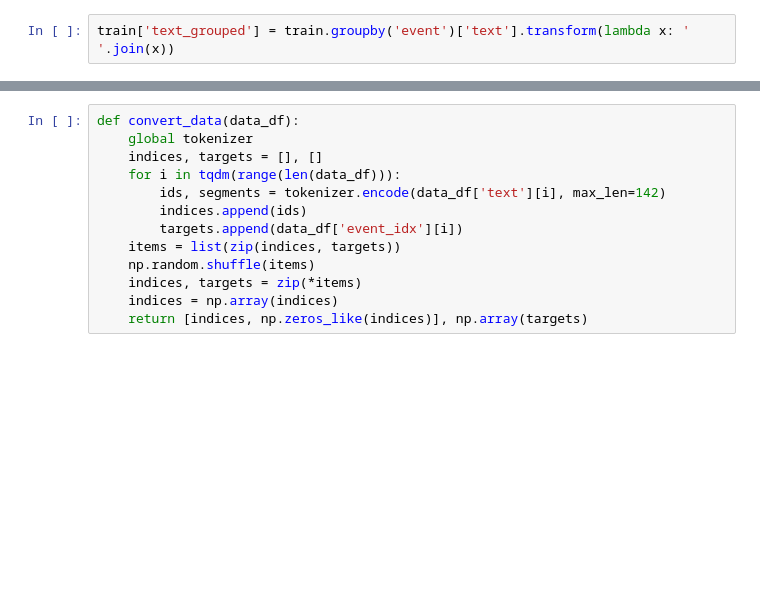
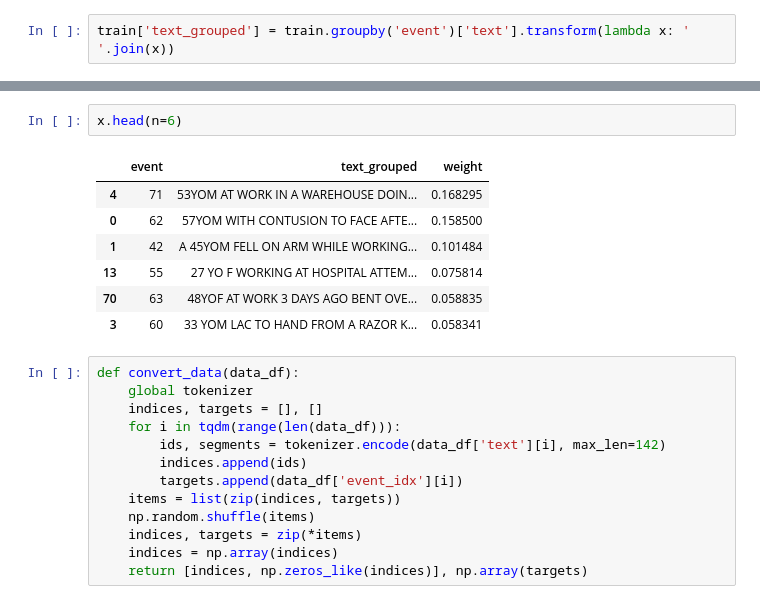
Before and after one commit to acmilannesta/Bert-embedding, a Jupyter notebook: CDC/CDC.ipynb, the cells around one changed output, grey strips where cells are left out. Saved outputs shown, nothing was run; the diff lists cells and outputs as text; blank space fills up the shorter version.

```diff
--- a/CDC/CDC.ipynb
+++ b/CDC/CDC.ipynb
@@ -136,3 +136,13 @@ for seq in range(4):
+# %%
+x.head(n=6)
+# %% [output]
+|  | event | text_grouped | weight |
+| 4 | 71 | 53YOM AT WORK IN A WAREHOUSE DOIN... | 0.168295 |
+| 0 | 62 | 57YOM WITH CONTUSION TO FACE AFTE... | 0.158500 |
+| 1 | 42 | A 45YOM FELL ON ARM WHILE WORKING... | 0.101484 |
+| 13 | 55 | 27 YO F WORKING AT HOSPITAL ATTEM... | 0.075814 |
+| 70 | 63 | 48YOF AT WORK 3 DAYS AGO BENT OVE... | 0.058835 |
+| 3 | 60 | 33 YOM LAC TO HAND FROM A RAZOR K... | 0.058341 |
 # %%
 def convert_data(data_df):
     global tokenizer
```
Also changed, not shown: parts of 4 cells of this notebook.
